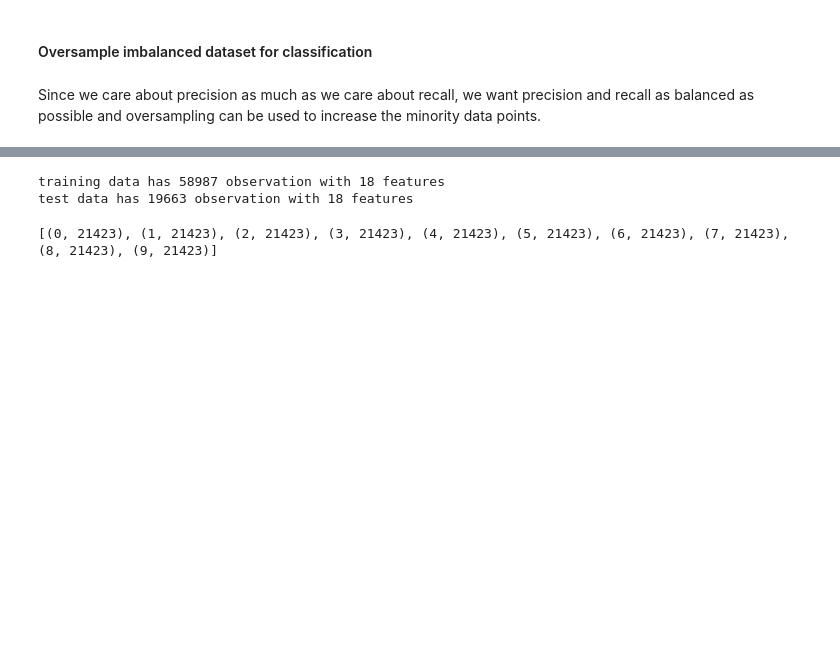
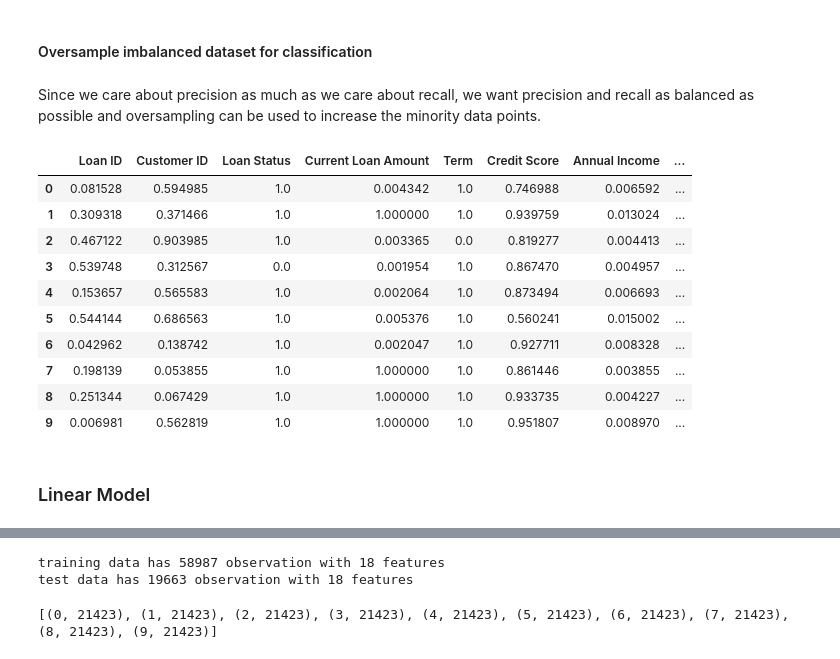
Before and after one commit to sbhushan0767/ECS171G12Proj, a Jupyter notebook: modeling.ipynb, the cells around one changed output, grey strips where cells are left out. Drawn from its saved outputs; the diff is of its cells as text; code cells hidden in the pictures; blank space fills up the shorter version.

```diff
--- a/modeling.ipynb
+++ b/modeling.ipynb
@@ -40,4 +33,19 @@ Since we care about precision as much as we care about recall, we want precision
 # %%
 from sklearn.preprocessing import LabelEncoder
 le = LabelEncoder()
 df[["Credit Score Range"]] = df[["Credit Score Range"]].apply(le.fit_transform)
+df.head(10)
+# %% [output]
+|  | Loan ID | Customer ID | Loan Status | Current Loan Amount | Term | Credit Score | Annual Income | ... |
+| 0 | 0.081528 | 0.594985 | 1.0 | 0.004342 | 1.0 | 0.746988 | 0.006592 | ... |
+| 1 | 0.309318 | 0.371466 | 1.0 | 1.000000 | 1.0 | 0.939759 | 0.013024 | ... |
+| 2 | 0.467122 | 0.903985 | 1.0 | 0.003365 | 0.0 | 0.819277 | 0.004413 | ... |
+| 3 | 0.539748 | 0.312567 | 0.0 | 0.001954 | 1.0 | 0.867470 | 0.004957 | ... |
+| 4 | 0.153657 | 0.565583 | 1.0 | 0.002064 | 1.0 | 0.873494 | 0.006693 | ... |
+| 5 | 0.544144 | 0.686563 | 1.0 | 0.005376 | 1.0 | 0.560241 | 0.015002 | ... |
+| 6 | 0.042962 | 0.138742 | 1.0 | 0.002047 | 1.0 | 0.927711 | 0.008328 | ... |
+| 7 | 0.198139 | 0.053855 | 1.0 | 1.000000 | 1.0 | 0.861446 | 0.003855 | ... |
+| 8 | 0.251344 | 0.067429 | 1.0 | 1.000000 | 1.0 | 0.933735 | 0.004227 | ... |
+| 9 | 0.006981 | 0.562819 | 1.0 | 1.000000 | 1.0 | 0.951807 | 0.008970 | ... |
+# %% [markdown]
+### Linear Model
```
Also changed, not shown: parts of 12 cells of this notebook, 1 other file.
